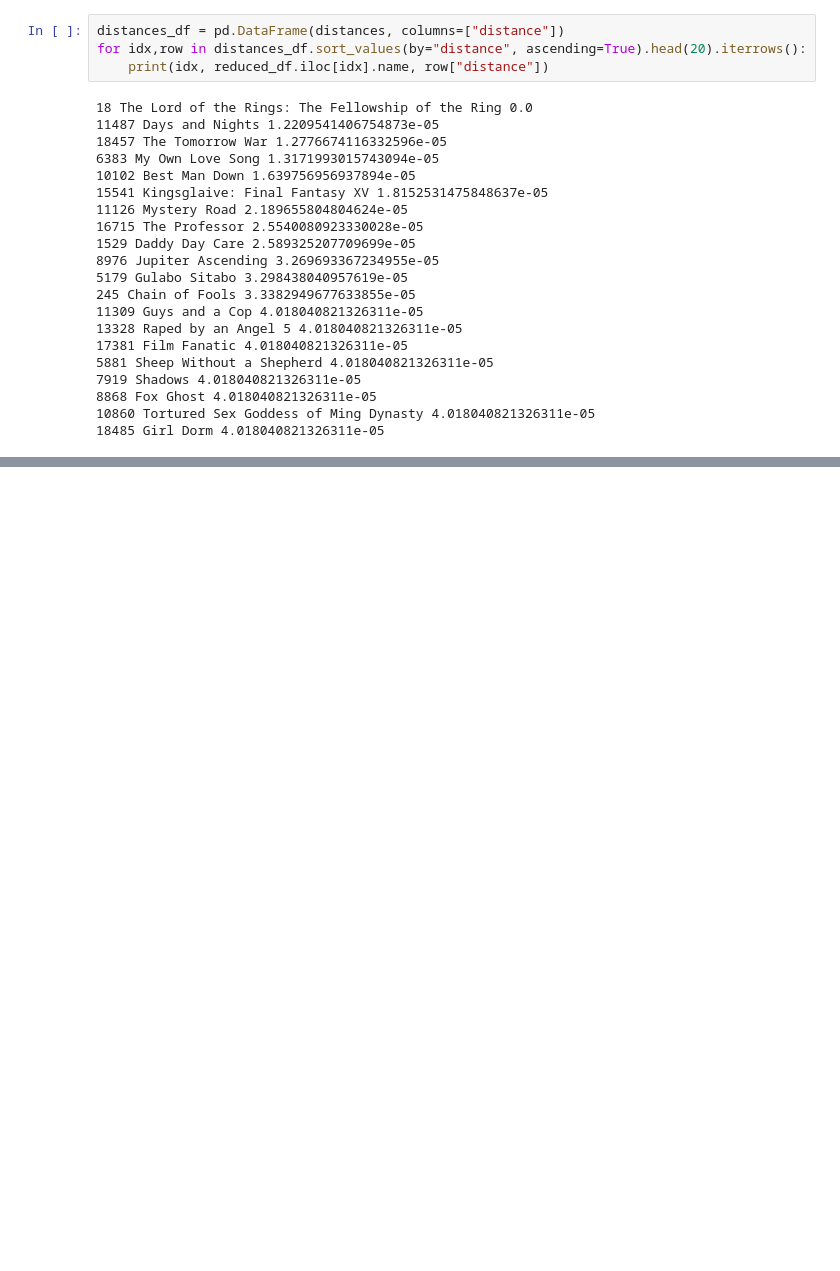
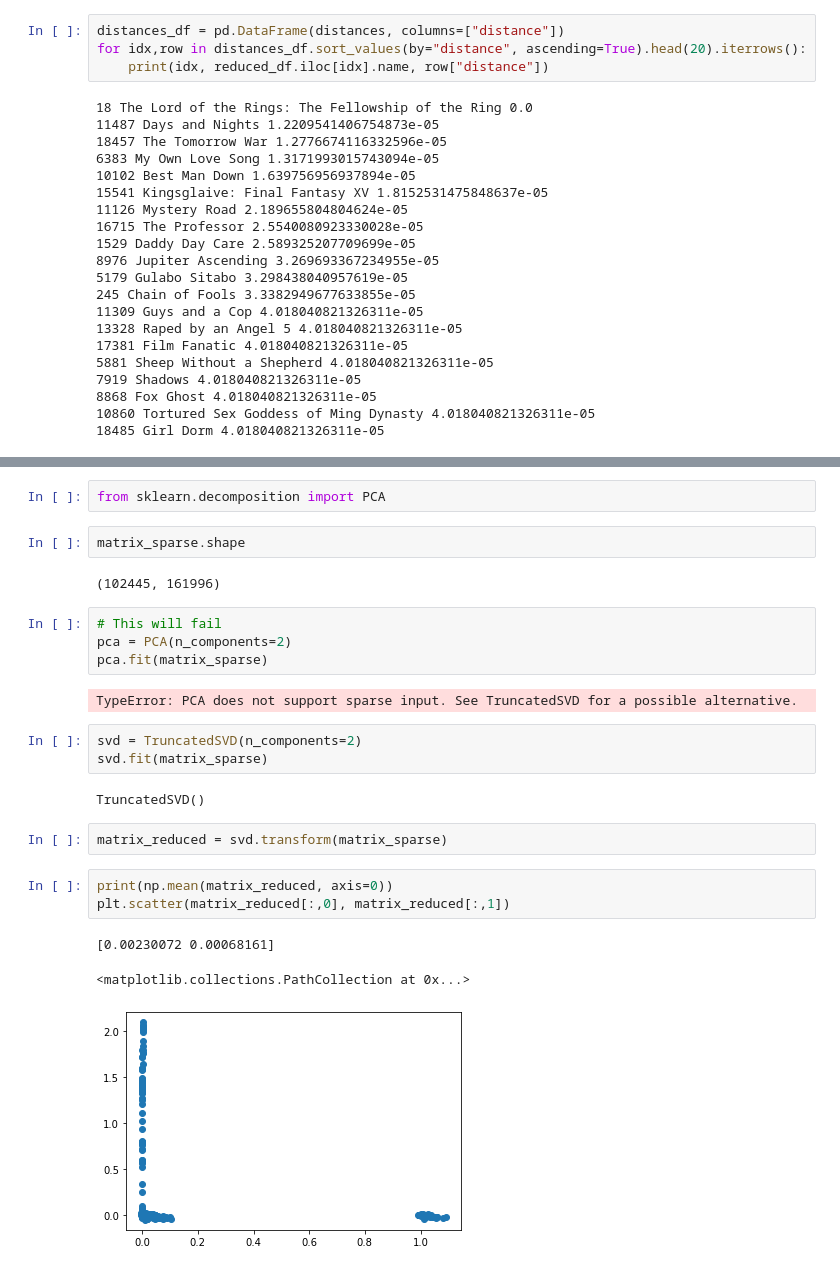
Before and after one commit to cbuntain/umd.inst414, a Jupyter notebook: Module03/04-Dimensionality.SVD.ipynb, the cells around one changed output, grey strips where cells are left out. Saved outputs shown, nothing was run; the diff lists cells and outputs as text; blank space fills up the shorter version.

```diff
--- a/Module03/04-Dimensionality.SVD.ipynb
+++ b/Module03/04-Dimensionality.SVD.ipynb
@@ -421,0 +424,26 @@ for idx,row in distances_df.sort_values(by="distance", ascending=True).head(20).
+# %%
+from sklearn.decomposition import PCA
+# %%
+matrix_sparse.shape
+# %% [output]
+(102445, 161996)
+# %%
+# This will fail
+pca = PCA(n_components=2)
+pca.fit(matrix_sparse)
+# %% [output]
+TypeError: PCA does not support sparse input. See TruncatedSVD for a possible alternative.
+# %%
+svd = TruncatedSVD(n_components=2)
+svd.fit(matrix_sparse)
+# %% [output]
+TruncatedSVD()
+# %%
+matrix_reduced = svd.transform(matrix_sparse)
+# %%
+print(np.mean(matrix_reduced, axis=0))
+plt.scatter(matrix_reduced[:,0], matrix_reduced[:,1])
+# %% [output]
+[0.00230072 0.00068161]
+<matplotlib.collections.PathCollection at 0x...>
+[figure, added]
```
Also changed, not shown: parts of 18 cells of this notebook, 1 other file.
